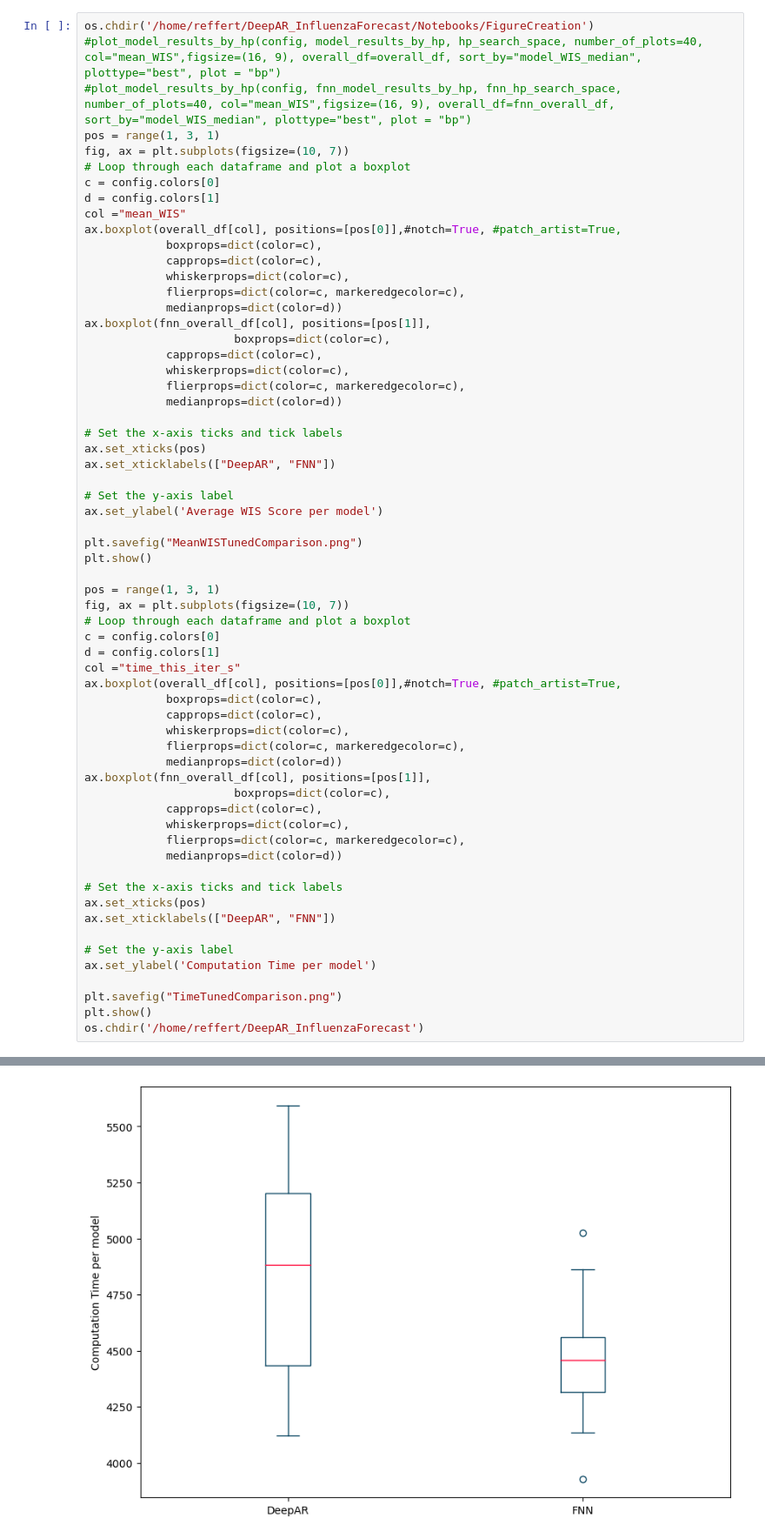
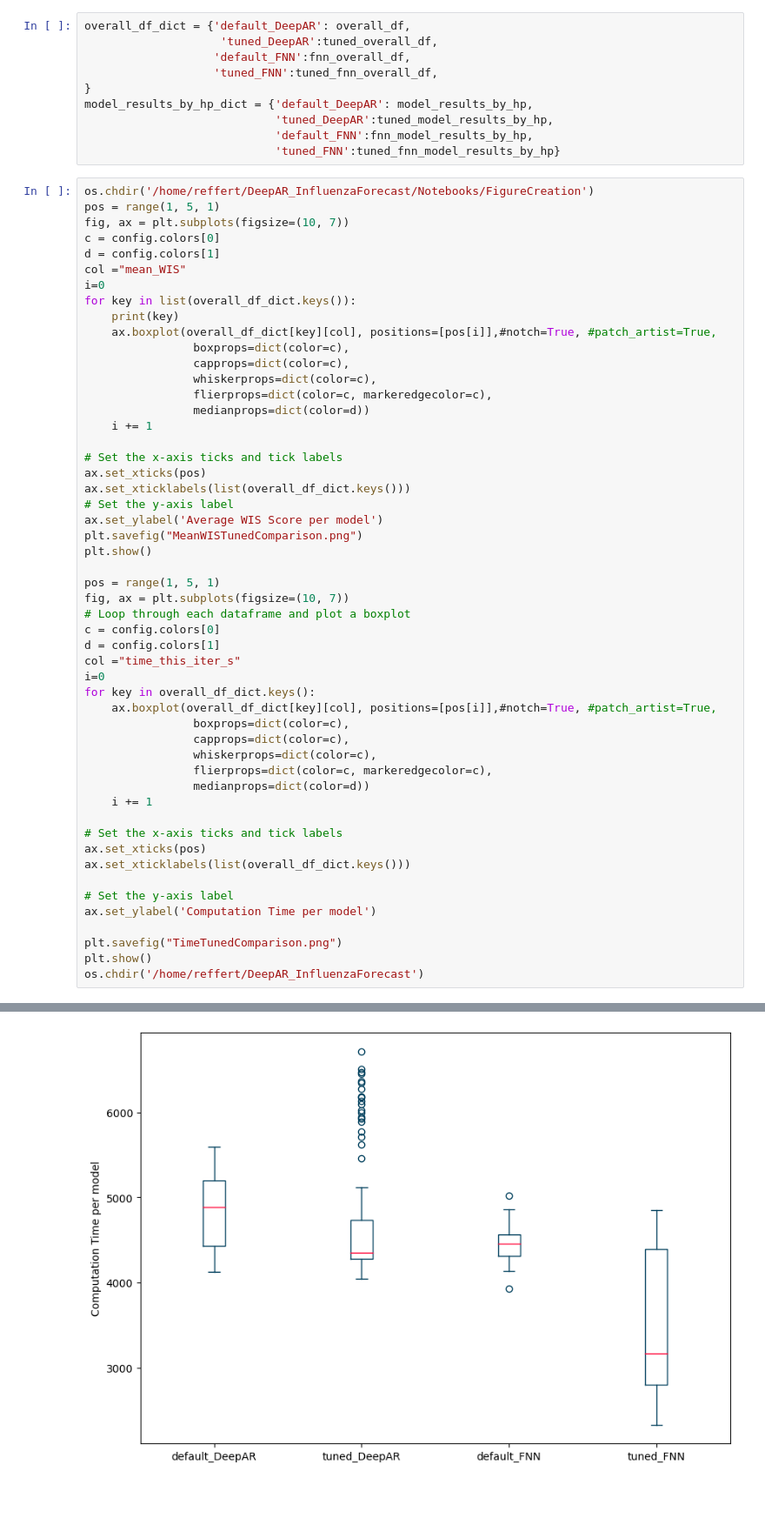
Before and after one commit to Kai-Ref/DeepAR_InfluenzaForecast, a Jupyter notebook: Notebooks/Modeltuning/Analysis_HP_tuned_runs.ipynb, the cells around one changed output, grey strips where cells are left out. Shown at 87% size. Cells and saved outputs as stored; diff of their text form; blank space fills up the shorter version.

Commit message:
100 modelruns

```diff
--- a/Notebooks/Modeltuning/Analysis_HP_tuned_runs.ipynb
+++ b/Notebooks/Modeltuning/Analysis_HP_tuned_runs.ipynb
@@ -60,58 +99,58 @@ modelruns_per_combination
+# %%
+overall_df_dict = {'default_DeepAR': overall_df,
+                    'tuned_DeepAR':tuned_overall_df,
+                   'default_FNN':fnn_overall_df,
+                   'tuned_FNN':tuned_fnn_overall_df,
+}
+model_results_by_hp_dict = {'default_DeepAR': model_results_by_hp,
+                            'tuned_DeepAR':tuned_model_results_by_hp,
+                            'default_FNN':fnn_model_results_by_hp,
+                            'tuned_FNN':tuned_fnn_model_results_by_hp}
 # %%
 os.chdir('/home/reffert/DeepAR_InfluenzaForecast/Notebooks/FigureCreation')
-#plot_model_results_by_hp(config, model_results_by_hp, hp_search_space, number_of_plots=40, col="mean_WIS",figsize=(16, 9), overall_df=overall_df, sort_by="model_WIS_median", plottype="best", plot = "bp")
-#plot_model_results_by_hp(config, fnn_model_results_by_hp, fnn_hp_search_space, number_of_plots=40, col="mean_WIS",figsize=(16, 9), overall_df=fnn_overall_df, sort_by="model_WIS_median", plottype="best", plot = "bp")
-pos = range(1, 3, 1)
+pos = range(1, 5, 1)
 fig, ax = plt.subplots(figsize=(10, 7))
-# Loop through each dataframe and plot a boxplot
 c = config.colors[0]
 d = config.colors[1]
 col ="mean_WIS"
-ax.boxplot(overall_df[col], positions=[pos[0]],#notch=True, #patch_artist=True,
-            boxprops=dict(color=c),
-            capprops=dict(color=c),
-            whiskerprops=dict(color=c),
-            flierprops=dict(color=c, markeredgecolor=c),
-            medianprops=dict(color=d))
-ax.boxplot(fnn_overall_df[col], positions=[pos[1]],
-                      boxprops=dict(color=c),
-            capprops=dict(color=c),
-            whiskerprops=dict(color=c),
-            flierprops=dict(color=c, markeredgecolor=c),
-            medianprops=dict(color=d))
+i=0
+for key in list(overall_df_dict.keys()):
+    print(key)
+    ax.boxplot(overall_df_dict[key][col], positions=[pos[i]],#notch=True, #patch_artist=True,
+                boxprops=dict(color=c),
+                capprops=dict(color=c),
+                whiskerprops=dict(color=c),
+                flierprops=dict(color=c, markeredgecolor=c),
+                medianprops=dict(color=d))
+    i += 1
 
 # Set the x-axis ticks and tick labels
 ax.set_xticks(pos)
-ax.set_xticklabels(["DeepAR", "FNN"])
-
+ax.set_xticklabels(list(overall_df_dict.keys()))
 # Set the y-axis label
 ax.set_ylabel('Average WIS Score per model')
-
 plt.savefig("MeanWISTunedComparison.png")
 plt.show()
 
-pos = range(1, 3, 1)
+pos = range(1, 5, 1)
 fig, ax = plt.subplots(figsize=(10, 7))
 # Loop through each dataframe and plot a boxplot
 c = config.colors[0]
 d = config.colors[1]
 col ="time_this_iter_s"
-ax.boxplot(overall_df[col], positions=[pos[0]],#notch=True, #patch_artist=True,
-            boxprops=dict(color=c),
-            capprops=dict(color=c),
-            whiskerprops=dict(color=c),
-            flierprops=dict(color=c, markeredgecolor=c),
-            medianprops=dict(color=d))
-ax.boxplot(fnn_overall_df[col], positions=[pos[1]],
-                      boxprops=dict(color=c),
-            capprops=dict(color=c),
-            whiskerprops=dict(color=c),
-            flierprops=dict(color=c, markeredgecolor=c),
-            medianprops=dict(color=d))
+i=0
+for key in overall_df_dict.keys():
+    ax.boxplot(overall_df_dict[key][col], positions=[pos[i]],#notch=True, #patch_artist=True,
+                boxprops=dict(color=c),
+                capprops=dict(color=c),
+                whiskerprops=dict(color=c),
+                flierprops=dict(color=c, markeredgecolor=c),
+                medianprops=dict(color=d))
+    i += 1
 
 # Set the x-axis ticks and tick labels
 ax.set_xticks(pos)
-ax.set_xticklabels(["DeepAR", "FNN"])
+ax.set_xticklabels(list(overall_df_dict.keys()))
 
 # Set the y-axis label
 ax.set_ylabel('Computation Time per model')
@@ -124,4 +167,4 @@ os.chdir('/home/reffert/DeepAR_InfluenzaForecast')
-[figure, old version]
+[figure, new version]
 # %%
 added_cols = ["model_WIS_mean", "model_WIS_variance", "model_WIS_sd", "model_WIS_median", "model_time_mean", "model_time_variance", "model_time_sd",\
          "model_time_median"]#, "shape"]
```
Also changed, not shown: parts of 8 cells of this notebook, 18 other files.
